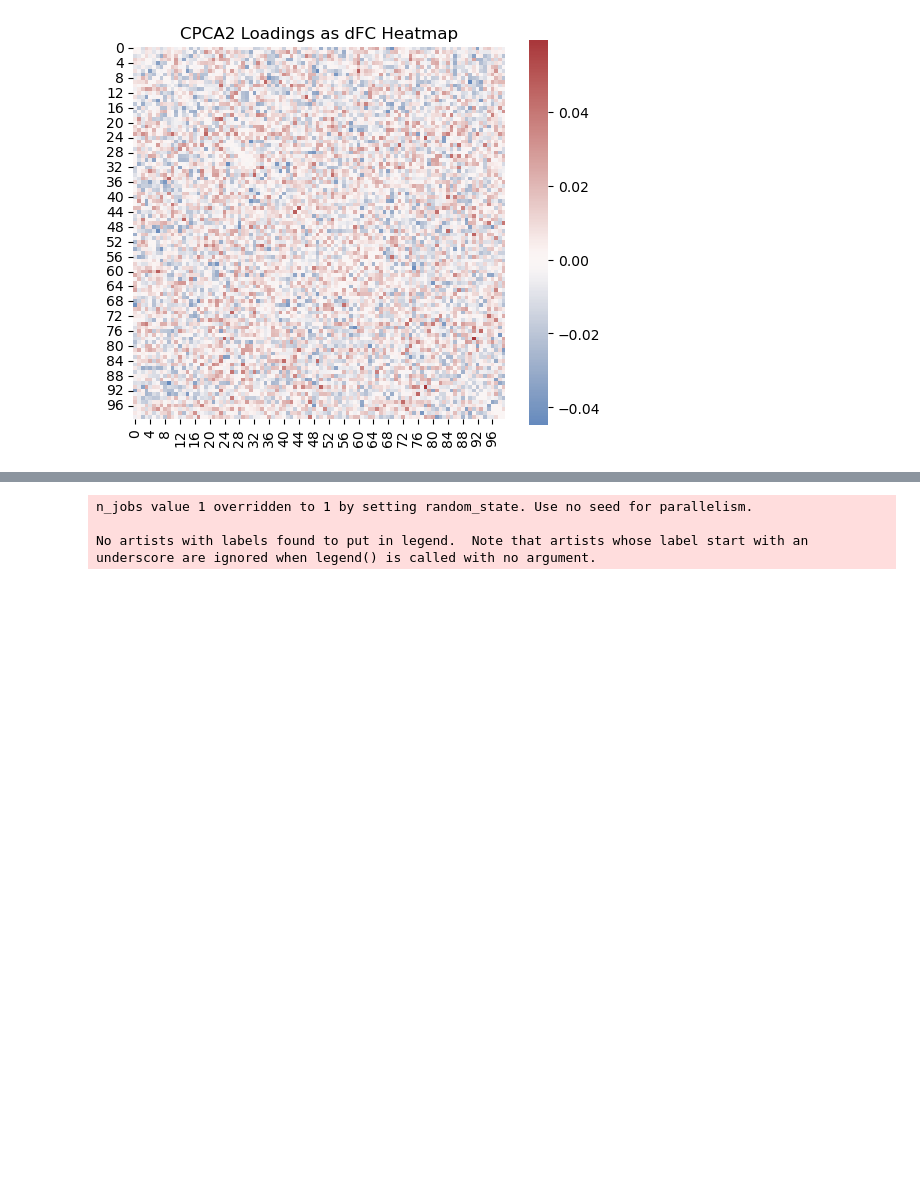
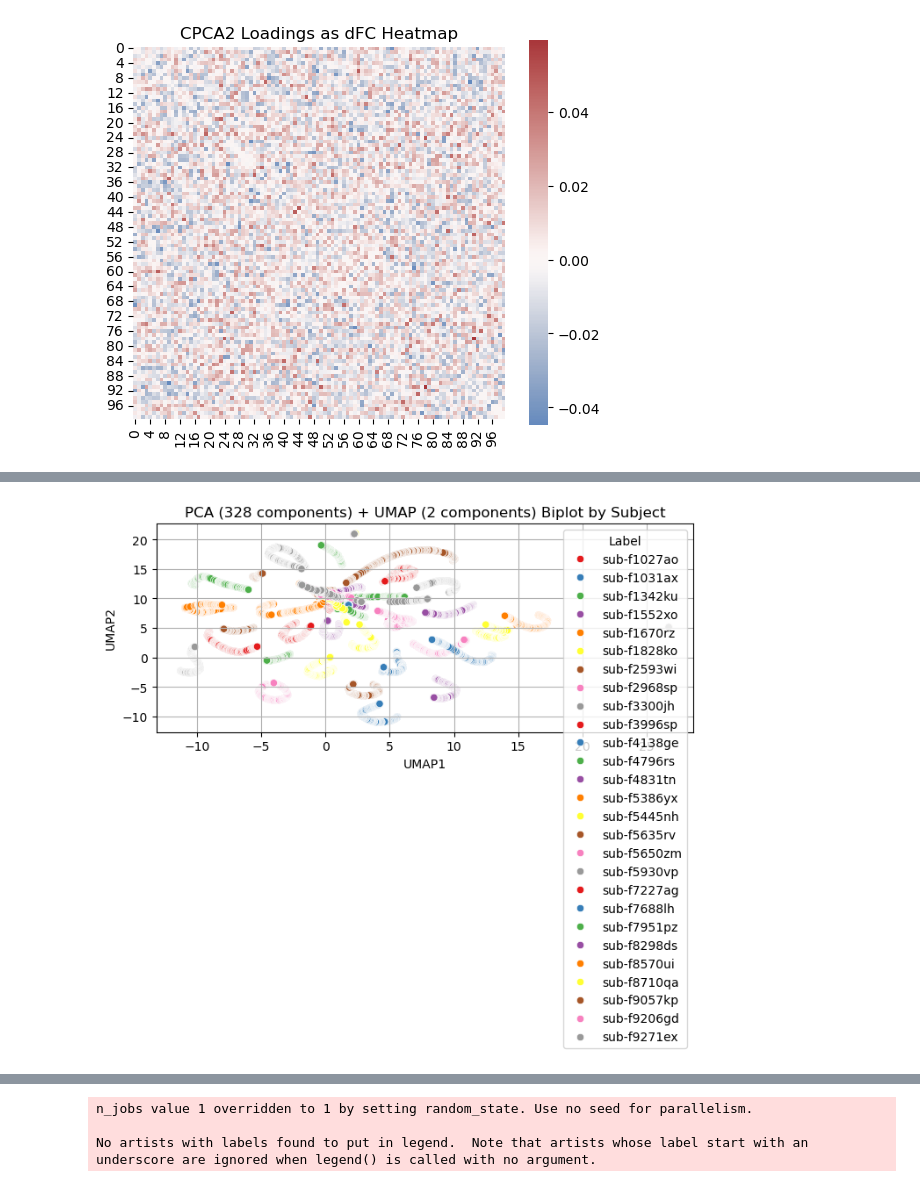
Before and after one commit to kinichen/dFC_task_presence, a Jupyter notebook: dim_reduction_visual.ipynb, the cells around one changed output, grey strips where cells are left out. Saved outputs shown, nothing was run; the diff lists cells and outputs as text; code cells hidden in the pictures; blank space fills up the shorter version.

```diff
--- a/dim_reduction_visual.ipynb
+++ b/dim_reduction_visual.ipynb
@@ -502,3 +527,19 @@ plt.show()
+# %%
+# Colour UMAP points by subject to understand "string" trajectories
+# Plot
+df = pd.DataFrame(X_umap, columns=["UMAP1", "UMAP2"])
+df["Label"] = subj_label
+
+plt.figure(figsize=(7, 5))
+sns.scatterplot(data=df, x="UMAP1", y="UMAP2", hue="Label", palette="Set1")
+plt.title(f"PCA ({pca.n_components_} components) + UMAP (2 components) Biplot by Subject")
+plt.xlabel("UMAP1")
+plt.ylabel("UMAP2")
+plt.grid(True)
+plt.tight_layout()
+plt.show()
+# %% [output]
+[figure, added]
 # %%
 # Try cPCA + UMAP
 
```
Also changed, not shown: parts of 21 cells of this notebook, 1 other file.
